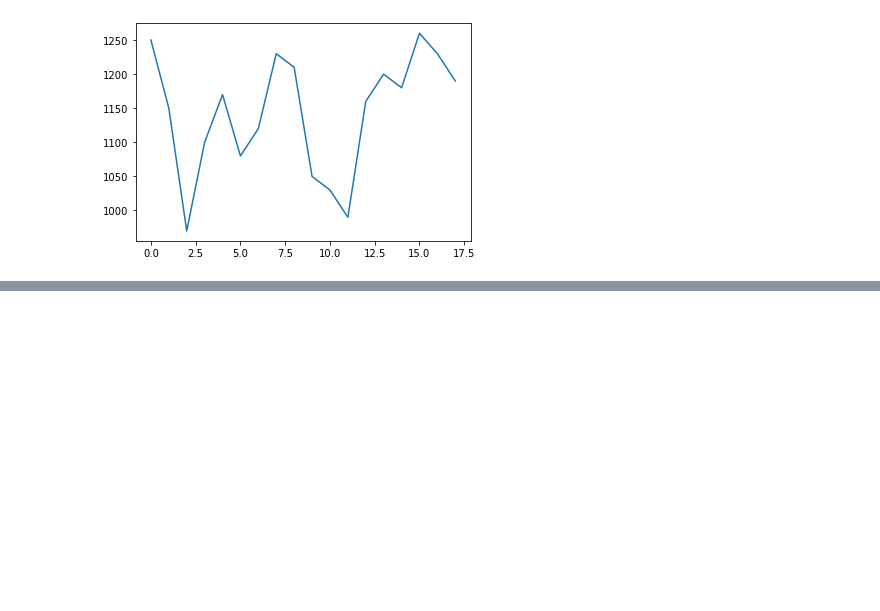
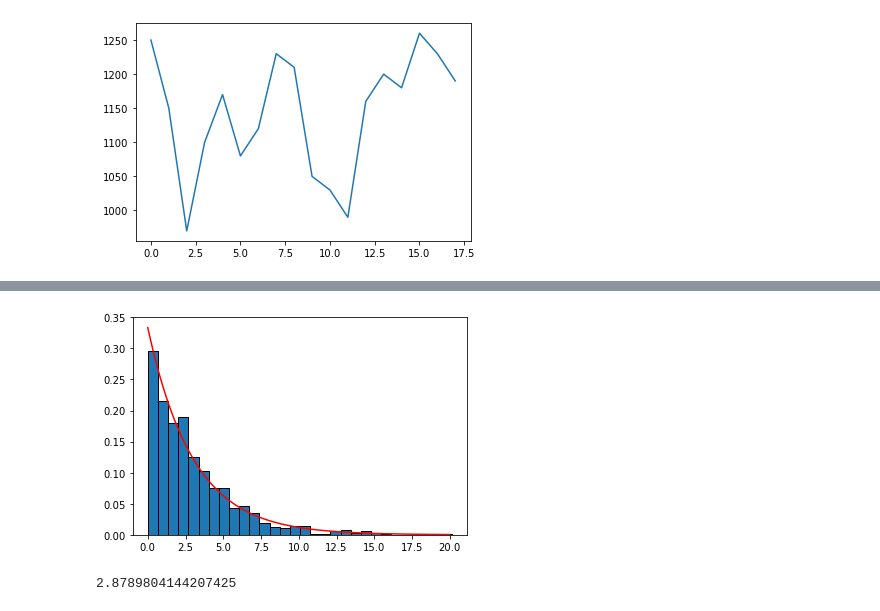
Before and after one commit to florez/Estadistica_Herramientas, a Jupyter notebook: Sesion4/MediaMovil_DesviacionTipica.ipynb, the cells around one changed output, grey strips where cells are left out. Cells and saved outputs as stored; diff of their text form; code cells hidden in the pictures; blank space fills up the shorter version.

```diff
--- a/Sesion4/MediaMovil_DesviacionTipica.ipynb
+++ b/Sesion4/MediaMovil_DesviacionTipica.ipynb
@@ -84,0 +178,11 @@ GetError(x,media[-1])
+# %%
+M = expon.rvs( size = 1000, scale = sigma_poblacional )
+# %%
+plt.plot(x,y,color='r')
+plt.hist(M,density=True,ec='k', bins=30);
+# %% [output]
+[figure, added]
+# %%
+np.std(M)
+# %% [output]
+2.8789804144207425
```
Also changed, not shown: parts of 23 cells of this notebook.
